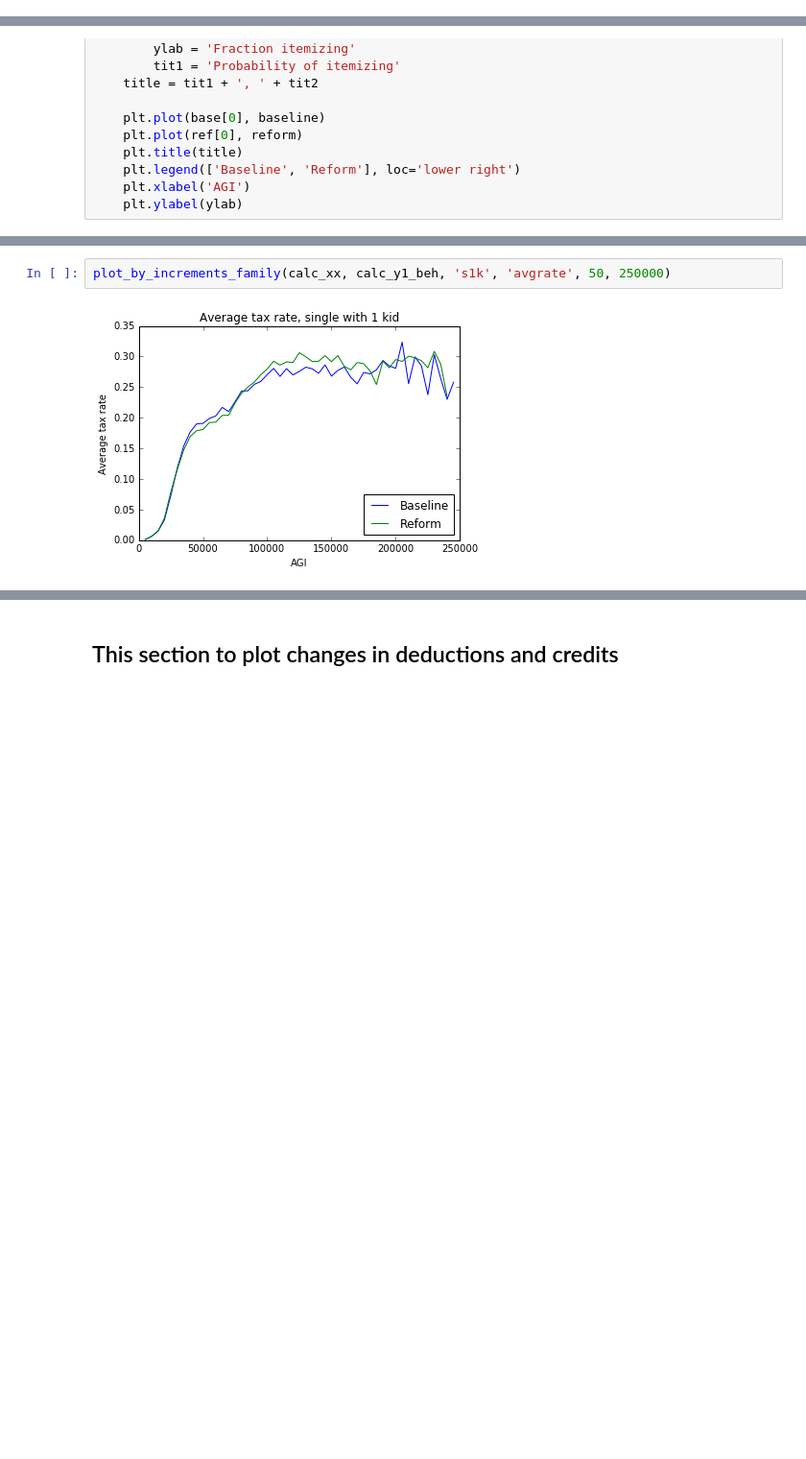
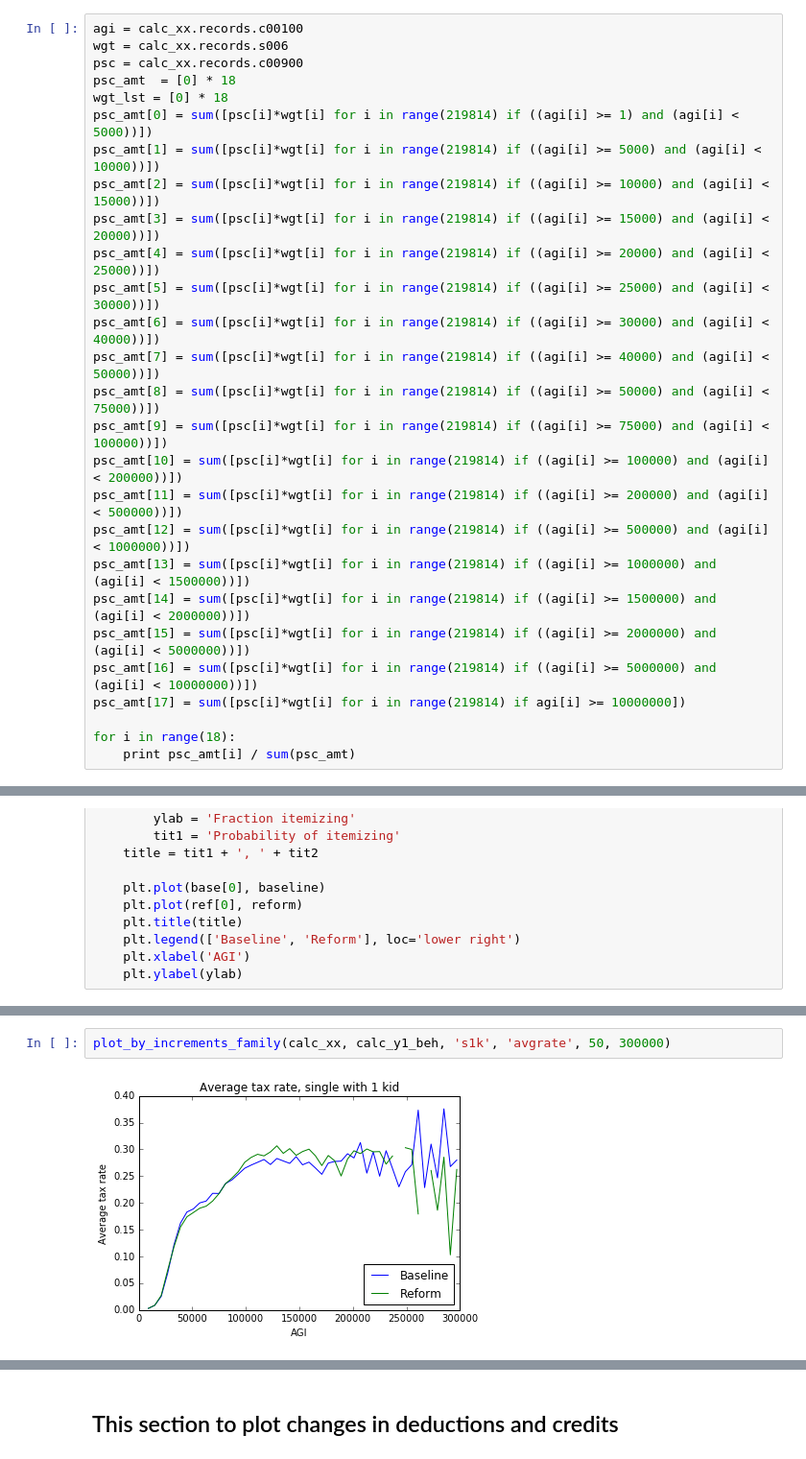
Before and after one commit to codykallen/Tax-Calculator, a Jupyter notebook: docs/notebooks/BetterWayReform.ipynb, the cells around one changed output, grey strips where cells are left out. Shown: that part at 96% size. Cells and saved outputs as stored; diff of their text form; blank space fills up the shorter version.

```diff
--- a/docs/notebooks/BetterWayReform.ipynb
+++ b/docs/notebooks/BetterWayReform.ipynb
@@ -293,3 +315,30 @@ def diagnose2(calc1, calc2):
     print "Number with lower EMTR on gains: " + str(round(lwrMTR_cg(calc1, calc2) / 1000) / 1000.0) + " million"
     print "Number with higher EMTR on gains: " + str(round(hgrMTR_cg(calc1, calc2) / 1000) / 1000.0) + " million"
     print "Number receiving a tax cut: " + str(round(num_taxcut(calc1, calc2) / 1000) / 1000.0) + " million"
+# %%
+agi = calc_xx.records.c00100
+wgt = calc_xx.records.s006
+psc = calc_xx.records.c00900
+psc_amt  = [0] * 18
+wgt_lst = [0] * 18
+psc_amt[0] = sum([psc[i]*wgt[i] for i in range(219814) if ((agi[i] >= 1) and (agi[i] < 5000))])
+psc_amt[1] = sum([psc[i]*wgt[i] for i in range(219814) if ((agi[i] >= 5000) and (agi[i] < 10000))])
+psc_amt[2] = sum([psc[i]*wgt[i] for i in range(219814) if ((agi[i] >= 10000) and (agi[i] < 15000))])
+psc_amt[3] = sum([psc[i]*wgt[i] for i in range(219814) if ((agi[i] >= 15000) and (agi[i] < 20000))])
+psc_amt[4] = sum([psc[i]*wgt[i] for i in range(219814) if ((agi[i] >= 20000) and (agi[i] < 25000))])
+psc_amt[5] = sum([psc[i]*wgt[i] for i in range(219814) if ((agi[i] >= 25000) and (agi[i] < 30000))])
+psc_amt[6] = sum([psc[i]*wgt[i] for i in range(219814) if ((agi[i] >= 30000) and (agi[i] < 40000))])
+psc_amt[7] = sum([psc[i]*wgt[i] for i in range(219814) if ((agi[i] >= 40000) and (agi[i] < 50000))])
+psc_amt[8] = sum([psc[i]*wgt[i] for i in range(219814) if ((agi[i] >= 50000) and (agi[i] < 75000))])
+psc_amt[9] = sum([psc[i]*wgt[i] for i in range(219814) if ((agi[i] >= 75000) and (agi[i] < 100000))])
+psc_amt[10] = sum([psc[i]*wgt[i] for i in range(219814) if ((agi[i] >= 100000) and (agi[i] < 200000))])
+psc_amt[11] = sum([psc[i]*wgt[i] for i in range(219814) if ((agi[i] >= 200000) and (agi[i] < 500000))])
+psc_amt[12] = sum([psc[i]*wgt[i] for i in range(219814) if ((agi[i] >= 500000) and (agi[i] < 1000000))])
+psc_amt[13] = sum([psc[i]*wgt[i] for i in range(219814) if ((agi[i] >= 1000000) and (agi[i] < 1500000))])
+psc_amt[14] = sum([psc[i]*wgt[i] for i in range(219814) if ((agi[i] >= 1500000) and (agi[i] < 2000000))])
+psc_amt[15] = sum([psc[i]*wgt[i] for i in range(219814) if ((agi[i] >= 2000000) and (agi[i] < 5000000))])
+psc_amt[16] = sum([psc[i]*wgt[i] for i in range(219814) if ((agi[i] >= 5000000) and (agi[i] < 10000000))])
+psc_amt[17] = sum([psc[i]*wgt[i] for i in range(219814) if agi[i] >= 10000000])
+
+for i in range(18):
+    print psc_amt[i] / sum(psc_amt)
@@ -911,5 +970,5 @@ plot_by_increments_family(calc_xx, calc_y1_beh, 'm2k', 'avgrate', 50, 250000)
 # %%
-plot_by_increments_family(calc_xx, calc_y1_beh, 's1k', 'avgrate', 50, 250000)
+plot_by_increments_family(calc_xx, calc_y1_beh, 's1k', 'avgrate', 50, 300000)
 # %% [output]
-[figure, old version]
+[figure, new version]
 # %%
```
Also changed, not shown: parts of 33 cells of this notebook.
